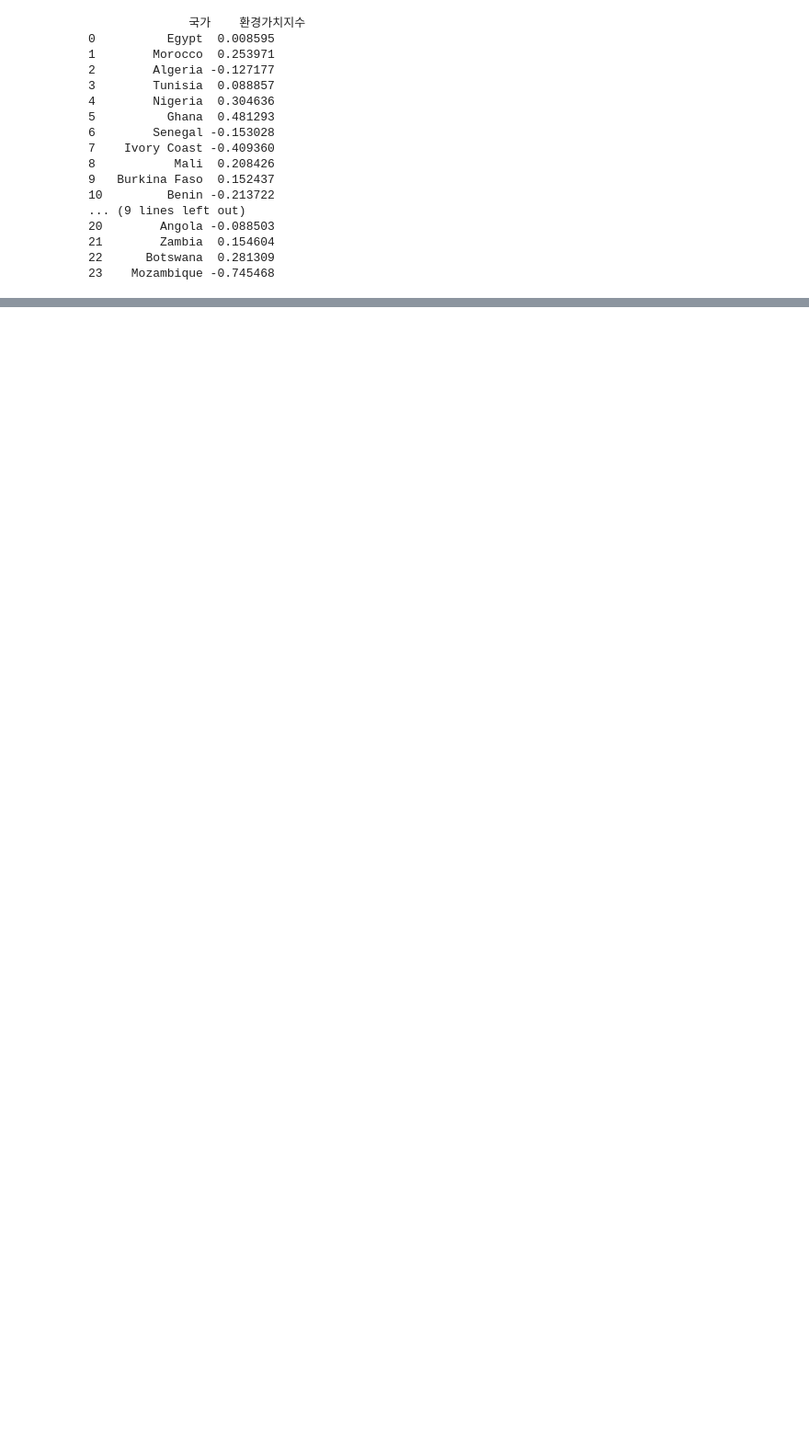
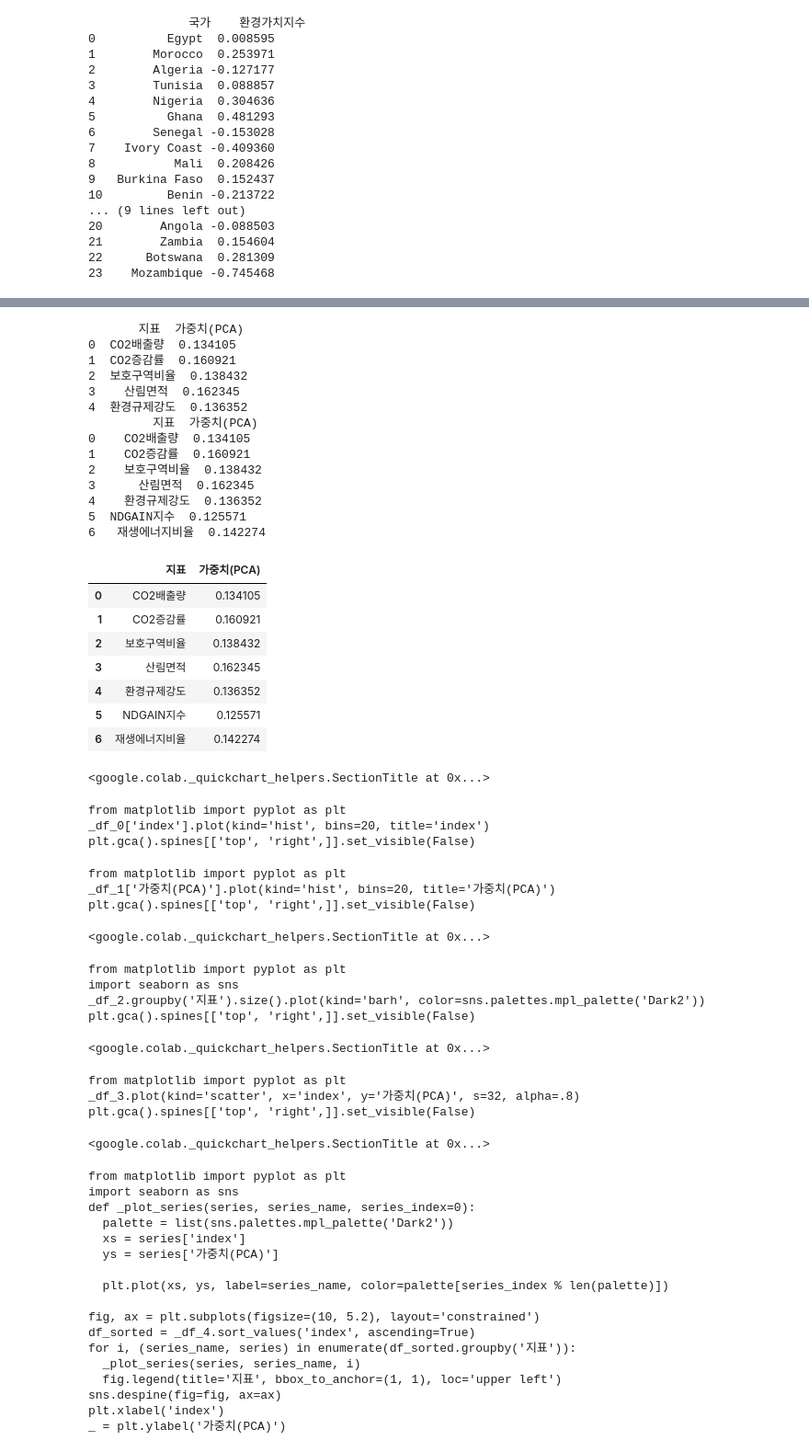
Before and after one commit to hwasol/esg, a Jupyter notebook: 환경가치지수_가중치와_결과.ipynb, the cells around one changed output, grey strips where cells are left out. Shown: that part at 92% size. Drawn from its saved outputs; the diff is of its cells as text; code cells hidden in the pictures; blank space fills up the shorter version.

```diff
--- a/환경가치지수_가중치와_결과.ipynb
+++ b/환경가치지수_가중치와_결과.ipynb
@@ -166,3 +166,70 @@ files.download('환경가치지수_세부지표별_PCA가중치.csv')
 # %% [output]
 [interactive output not drawn]
 [interactive output not drawn]
+# %%
+# 상위 5개만 미리보기
+print(weights_df2.head())
+
+# 혹은 더 보기
+print(weights_df2)
+
+# Colab에서는 그냥 변수명만 입력해도 표로 예쁘게 나옴
+weights_df2.head()   # 또는
+weights_df2          # 전체 다 보고 싶으면
+# %% [output]
+       지표  가중치(PCA)
+0  CO2배출량  0.134105
+1  CO2증감률  0.160921
+2  보호구역비율  0.138432
+3    산림면적  0.162345
+4  환경규제강도  0.136352
+         지표  가중치(PCA)
+0    CO2배출량  0.134105
+1    CO2증감률  0.160921
+2    보호구역비율  0.138432
+3      산림면적  0.162345
+4    환경규제강도  0.136352
+5  NDGAIN지수  0.125571
+6   재생에너지비율  0.142274
+|  | 지표 | 가중치(PCA) |
+| 0 | CO2배출량 | 0.134105 |
+| 1 | CO2증감률 | 0.160921 |
+| 2 | 보호구역비율 | 0.138432 |
+| 3 | 산림면적 | 0.162345 |
+| 4 | 환경규제강도 | 0.136352 |
+| 5 | NDGAIN지수 | 0.125571 |
+| 6 | 재생에너지비율 | 0.142274 |
+<google.colab._quickchart_helpers.SectionTitle at 0x...>
+from matplotlib import pyplot as plt
+_df_0['index'].plot(kind='hist', bins=20, title='index')
+plt.gca().spines[['top', 'right',]].set_visible(False)
+from matplotlib import pyplot as plt
+_df_1['가중치(PCA)'].plot(kind='hist', bins=20, title='가중치(PCA)')
+plt.gca().spines[['top', 'right',]].set_visible(False)
+<google.colab._quickchart_helpers.SectionTitle at 0x...>
+from matplotlib import pyplot as plt
+import seaborn as sns
+_df_2.groupby('지표').size().plot(kind='barh', color=sns.palettes.mpl_palette('Dark2'))
+plt.gca().spines[['top', 'right',]].set_visible(False)
+<google.colab._quickchart_helpers.SectionTitle at 0x...>
+from matplotlib import pyplot as plt
+_df_3.plot(kind='scatter', x='index', y='가중치(PCA)', s=32, alpha=.8)
+plt.gca().spines[['top', 'right',]].set_visible(False)
+<google.colab._quickchart_helpers.SectionTitle at 0x...>
+from matplotlib import pyplot as plt
+import seaborn as sns
+def _plot_series(series, series_name, series_index=0):
+  palette = list(sns.palettes.mpl_palette('Dark2'))
+  xs = series['index']
+  ys = series['가중치(PCA)']
+
+  plt.plot(xs, ys, label=series_name, color=palette[series_index % len(palette)])
+
+fig, ax = plt.subplots(figsize=(10, 5.2), layout='constrained')
+df_sorted = _df_4.sort_values('index', ascending=True)
+for i, (series_name, series) in enumerate(df_sorted.groupby('지표')):
+  _plot_series(series, series_name, i)
+  fig.legend(title='지표', bbox_to_anchor=(1, 1), loc='upper left')
+sns.despine(fig=fig, ax=ax)
+plt.xlabel('index')
+_ = plt.ylabel('가중치(PCA)')
```
Also changed, not shown: parts of 2 cells of this notebook.
